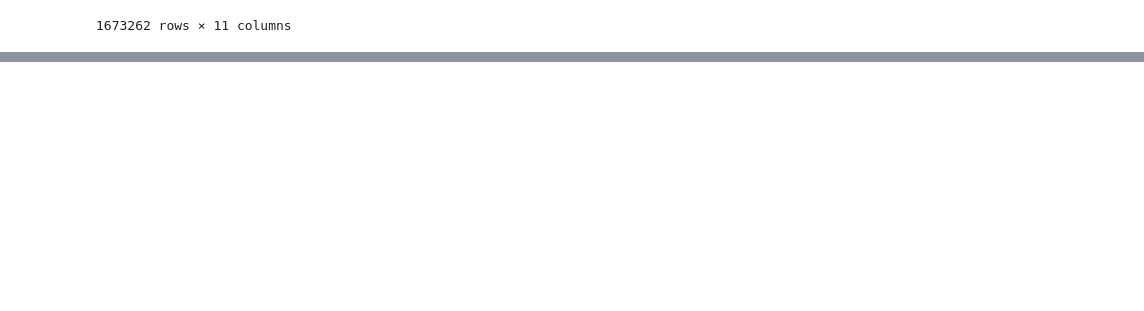
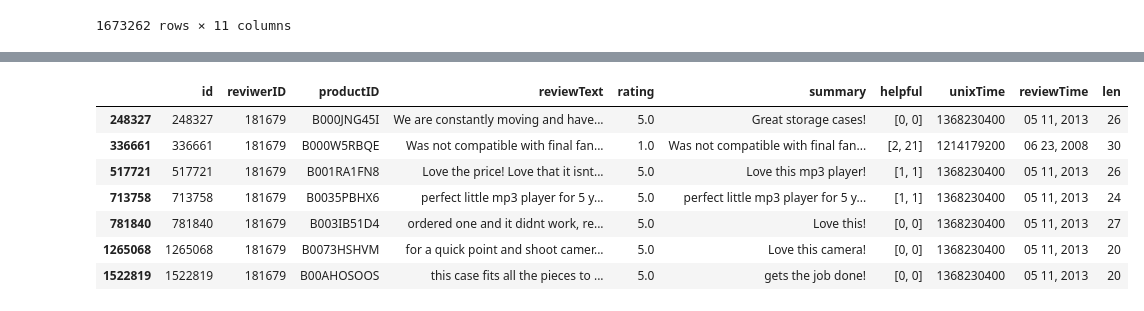
Before and after one commit to beench/spam-opinion-detection, a Jupyter notebook: amazon_review.ipynb, the cells around one changed output, grey strips where cells are left out. Saved outputs shown, nothing was run; the diff lists cells and outputs as text; code cells hidden in the pictures; blank space fills up the shorter version.

```diff
--- a/amazon_review.ipynb
+++ b/amazon_review.ipynb
@@ -121,7 +113,0 @@ df['reviwerID'].unique().shape
-# %%
-data['unhelped'] = data.retio - data.helped
-data['sumHelped'] = data.helped - data.unhelped
-print("Helpful:", data[data.sumHelped > 0].shape[0])
-print("Unhelpful:", data[data.sumHelped < 0].shape[0])
-print("Normal:", data[data.sumHelped == 0].shape[0])
-print("Ratio of unhelpful comment", data[data.sumHelped < 0].shape[0]/data.shape[0])
@@ -194,3 +113,0 @@ stdev 1.1856317977886985
-# %%
-data['score'] = np.where(data['rating']<mean-std, 0, 1)
-data.head()
@@ -280,0 +126,11 @@ print(vectorizer.get_feature_names())
+# %%
+data[data['reviwerID'] == 181679]
+# %% [output]
+|  | id | reviwerID | productID | reviewText | rating | summary | helpful | unixTime | reviewTime | len |
+| 248327 | 248327 | 181679 | B000JNG45I | We are constantly moving and have... | 5.0 | Great storage cases! | [0, 0] | 1368230400 | 05 11, 2013 | 26 |
+| 336661 | 336661 | 181679 | B000W5RBQE | Was not compatible with final fan... | 1.0 | Was not compatible with final fan... | [2, 21] | 1214179200 | 06 23, 2008 | 30 |
+| 517721 | 517721 | 181679 | B001RA1FN8 | Love the price! Love that it isnt... | 5.0 | Love this mp3 player! | [1, 1] | 1368230400 | 05 11, 2013 | 26 |
+| 713758 | 713758 | 181679 | B0035PBHX6 | perfect little mp3 player for 5 y... | 5.0 | perfect little mp3 player for 5 y... | [1, 1] | 1368230400 | 05 11, 2013 | 24 |
+| 781840 | 781840 | 181679 | B003IB51D4 | ordered one and it didnt work, re... | 5.0 | Love this! | [0, 0] | 1368230400 | 05 11, 2013 | 27 |
+| 1265068 | 1265068 | 181679 | B0073HSHVM | for a quick point and shoot camer... | 5.0 | Love this camera! | [0, 0] | 1368230400 | 05 11, 2013 | 20 |
+| 1522819 | 1522819 | 181679 | B00AHOSOOS | this case fits all the pieces to ... | 5.0 | gets the job done! | [0, 0] | 1368230400 | 05 11, 2013 | 20 |
```
Also changed, not shown: parts of 18 cells of this notebook, 1 other file.
